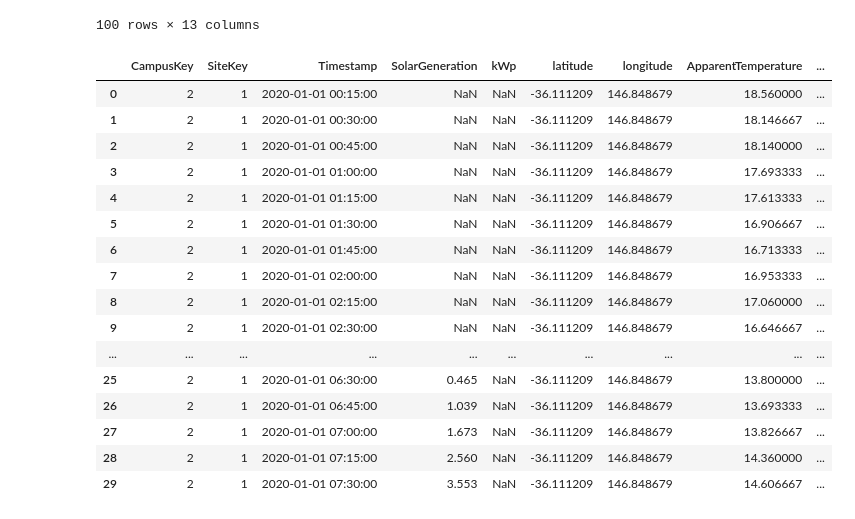
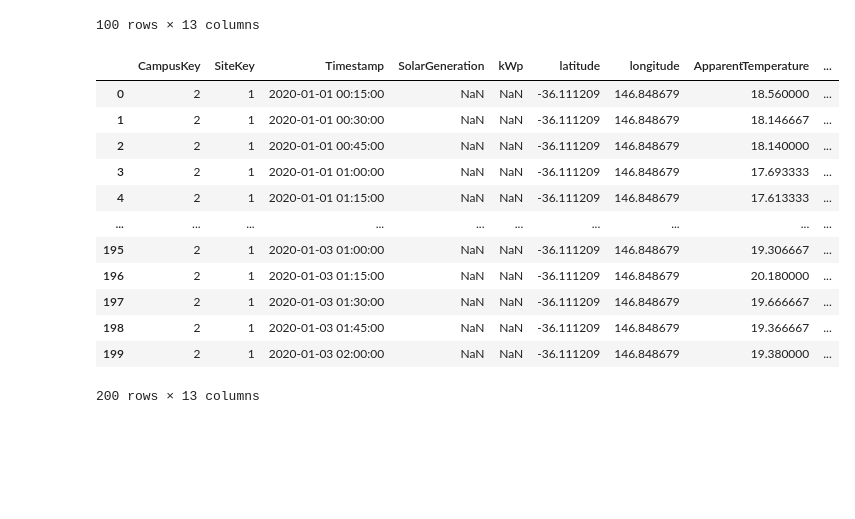
Before and after one commit to prisciliaking/ALP_Unisolar_Predict, a Jupyter notebook: Solar_Predict.ipynb, the cells around one changed output. Saved outputs shown, nothing was run; the diff lists cells and outputs as text; code cells hidden in the pictures; blank space fills up the shorter version.

```diff
--- a/Solar_Predict.ipynb
+++ b/Solar_Predict.ipynb
@@ -264,27 +266,23 @@ df_final.head(100)
 | 99 | 2 | 1 | 2020-01-02 01:00:00 | NaN | NaN | -36.111209 | 146.848679 | 16.740000 | ... |
 100 rows × 13 columns
 # %%
-# Memilih dan menata kolom akhir
+# memilih dan menata kolom akhir
 final_columns = ['CampusKey', 'SiteKey', 'Timestamp', 'SolarGeneration',
                  'kWp', 'latitude', 'longitude'] + [col for col in df_final.columns if col not in ['CampusKey', 'SiteKey', 'Timestamp', 'SolarGeneration', 'kWp', 'latitude', 'longitude']]
 
 df_final = df_final[final_columns]
-df_final.head(30)
+df_final.head(200)
 # %% [output]
 |  | CampusKey | SiteKey | Timestamp | SolarGeneration | kWp | latitude | longitude | ApparentTemperature | ... |
 | 0 | 2 | 1 | 2020-01-01 00:15:00 | NaN | NaN | -36.111209 | 146.848679 | 18.560000 | ... |
 | 1 | 2 | 1 | 2020-01-01 00:30:00 | NaN | NaN | -36.111209 | 146.848679 | 18.146667 | ... |
 | 2 | 2 | 1 | 2020-01-01 00:45:00 | NaN | NaN | -36.111209 | 146.848679 | 18.140000 | ... |
 | 3 | 2 | 1 | 2020-01-01 01:00:00 | NaN | NaN | -36.111209 | 146.848679 | 17.693333 | ... |
 | 4 | 2 | 1 | 2020-01-01 01:15:00 | NaN | NaN | -36.111209 | 146.848679 | 17.613333 | ... |
-| 5 | 2 | 1 | 2020-01-01 01:30:00 | NaN | NaN | -36.111209 | 146.848679 | 16.906667 | ... |
-| 6 | 2 | 1 | 2020-01-01 01:45:00 | NaN | NaN | -36.111209 | 146.848679 | 16.713333 | ... |
-| 7 | 2 | 1 | 2020-01-01 02:00:00 | NaN | NaN | -36.111209 | 146.848679 | 16.953333 | ... |
-| 8 | 2 | 1 | 2020-01-01 02:15:00 | NaN | NaN | -36.111209 | 146.848679 | 17.060000 | ... |
-| 9 | 2 | 1 | 2020-01-01 02:30:00 | NaN | NaN | -36.111209 | 146.848679 | 16.646667 | ... |
 | ... | ... | ... | ... | ... | ... | ... | ... | ... | ... |
-| 25 | 2 | 1 | 2020-01-01 06:30:00 | 0.465 | NaN | -36.111209 | 146.848679 | 13.800000 | ... |
-| 26 | 2 | 1 | 2020-01-01 06:45:00 | 1.039 | NaN | -36.111209 | 146.848679 | 13.693333 | ... |
-| 27 | 2 | 1 | 2020-01-01 07:00:00 | 1.673 | NaN | -36.111209 | 146.848679 | 13.826667 | ... |
-| 28 | 2 | 1 | 2020-01-01 07:15:00 | 2.560 | NaN | -36.111209 | 146.848679 | 14.360000 | ... |
-| 29 | 2 | 1 | 2020-01-01 07:30:00 | 3.553 | NaN | -36.111209 | 146.848679 | 14.606667 | ... |
+| 195 | 2 | 1 | 2020-01-03 01:00:00 | NaN | NaN | -36.111209 | 146.848679 | 19.306667 | ... |
+| 196 | 2 | 1 | 2020-01-03 01:15:00 | NaN | NaN | -36.111209 | 146.848679 | 20.180000 | ... |
+| 197 | 2 | 1 | 2020-01-03 01:30:00 | NaN | NaN | -36.111209 | 146.848679 | 19.666667 | ... |
+| 198 | 2 | 1 | 2020-01-03 01:45:00 | NaN | NaN | -36.111209 | 146.848679 | 19.366667 | ... |
+| 199 | 2 | 1 | 2020-01-03 02:00:00 | NaN | NaN | -36.111209 | 146.848679 | 19.380000 | ... |
+200 rows × 13 columns
```
Also changed, not shown: parts of 10 cells of this notebook.
